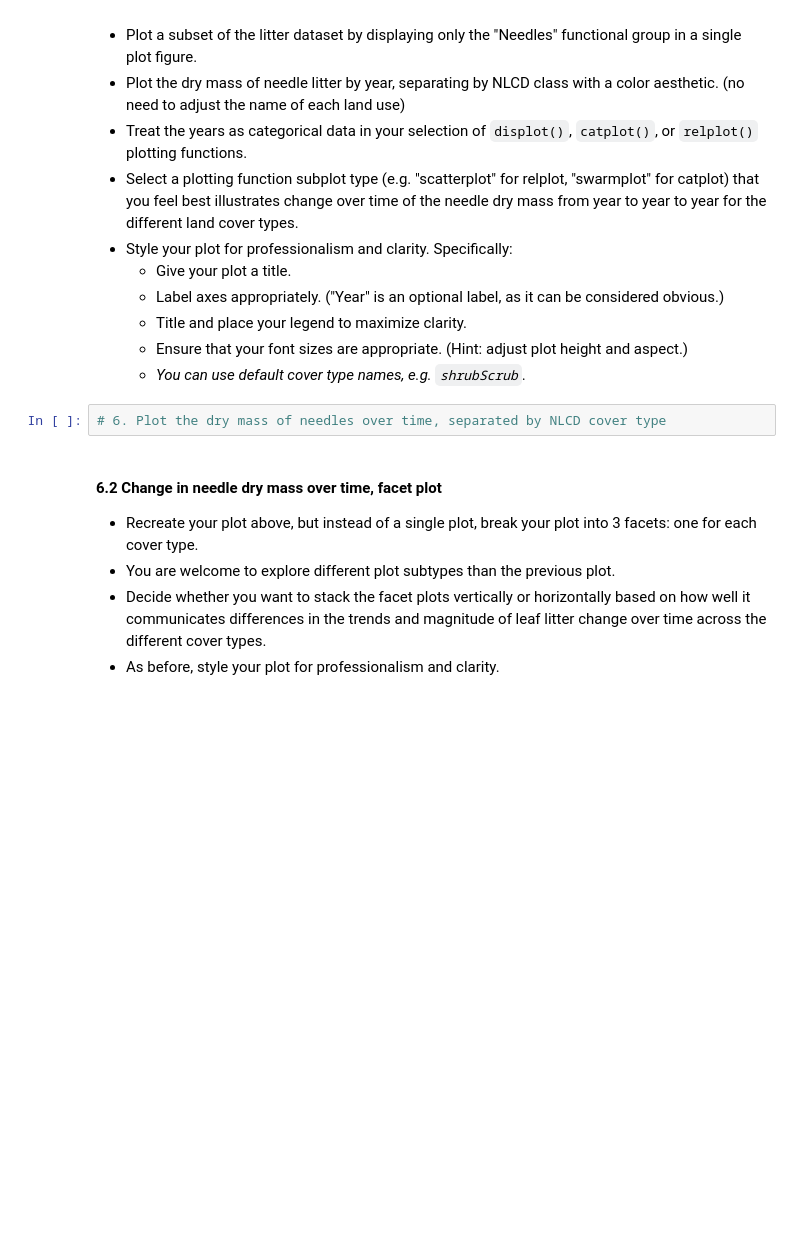
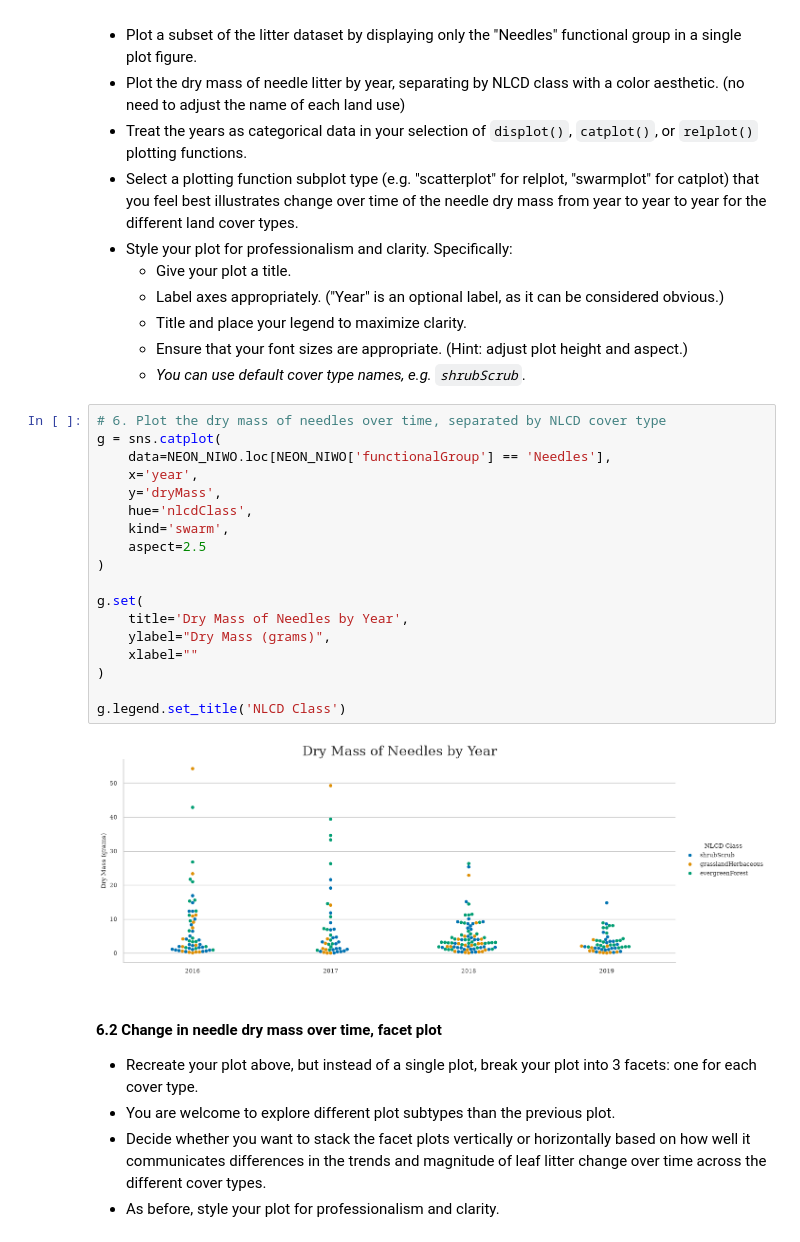
Before and after one commit to maya-schroder/ENV700, a Jupyter notebook: assingments/mis32_A5-DataVisualization.ipynb, the cells around one changed output. Cells and saved outputs as stored; diff of their text form; blank space fills up the shorter version.

```diff
--- a/assingments/mis32_A5-DataVisualization.ipynb
+++ b/assingments/mis32_A5-DataVisualization.ipynb
@@ -198,6 +227,24 @@ We are curious how the amount of needles is changing from year to year, specific
     - *You can use default cover type names, e.g. `shrubScrub`.*
 # %%
 # 6. Plot the dry mass of needles over time, separated by NLCD cover type
+g = sns.catplot(
+    data=NEON_NIWO.loc[NEON_NIWO['functionalGroup'] == 'Needles'],
+    x='year',
+    y='dryMass',
+    hue='nlcdClass',
+    kind='swarm',
+    aspect=2.5
+)
+
+g.set(
+    title='Dry Mass of Needles by Year',
+    ylabel="Dry Mass (grams)",
+    xlabel=""
+)
+
+g.legend.set_title('NLCD Class')
+# %% [output]
+[figure, added]
 # %% [markdown]
 #### 6.2 Change in needle dry mass over time, facet plot
 * Recreate your plot above, but instead of a single plot, break your plot into 3 facets: one for each cover type.
```
Also changed, not shown: parts of 6 cells of this notebook.
